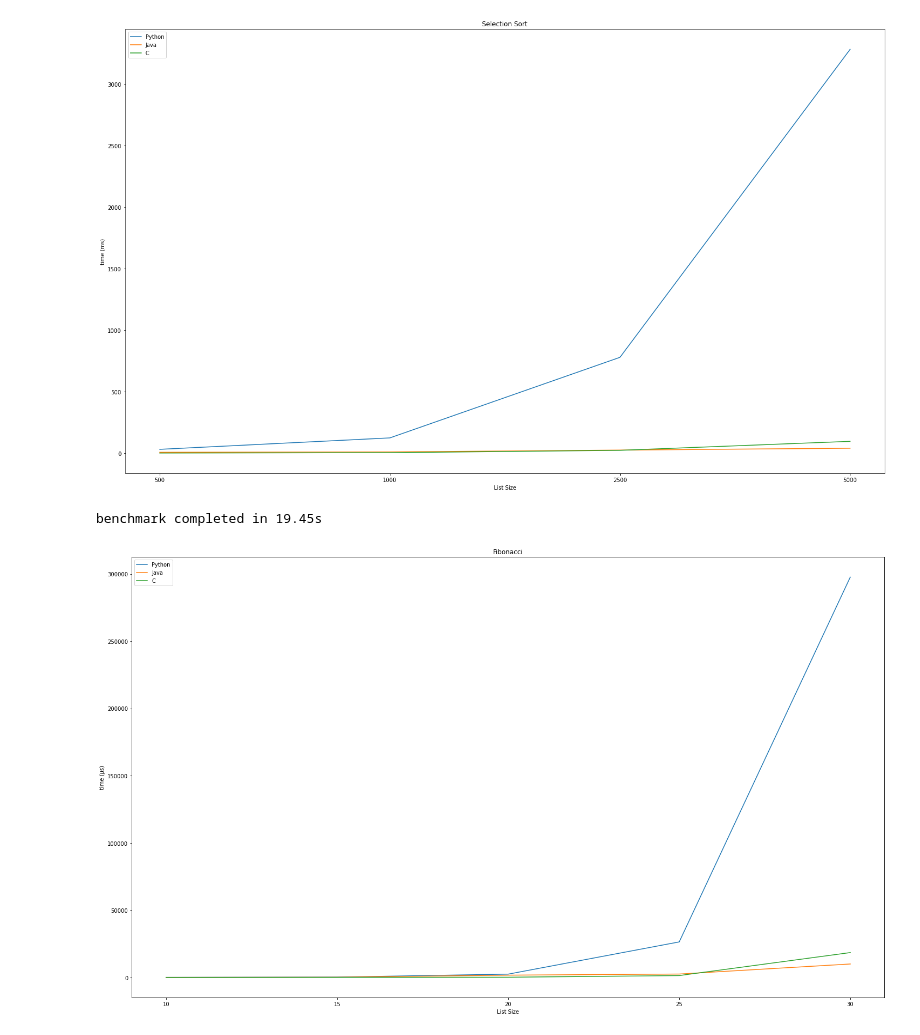
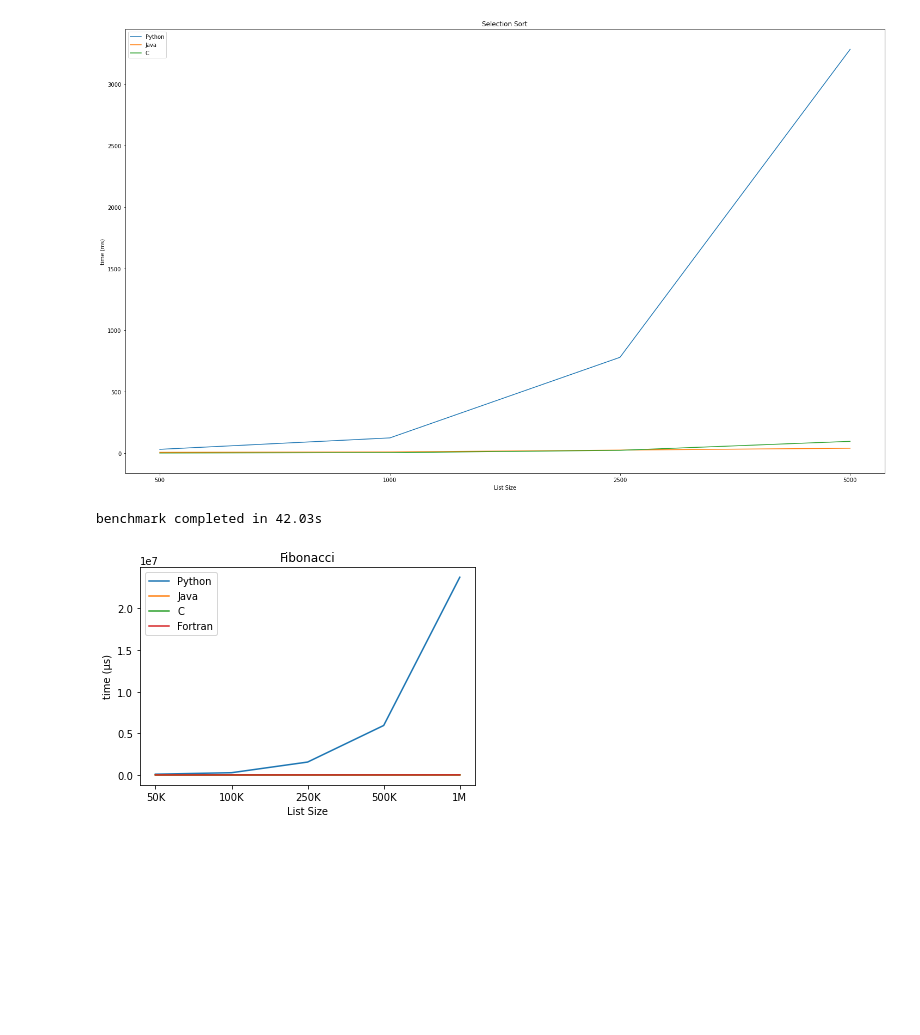
Before and after one commit to lilith0001/runtime, a Jupyter notebook: main.ipynb, the cells around one changed output. Drawn from its saved outputs; the diff is of its cells as text; code cells hidden in the pictures; blank space fills up the shorter version.

Commit message:
Improved fibonacci algorithm and added fortran

```diff
--- a/main.ipynb
+++ b/main.ipynb
@@ -24,6 +24,12 @@ def fibonacci(size, unit):
 	# python3 fibonacci/fibonacci.py <size>
 	fib_py = int(subprocess.run(['python3', 'fibonacci/fibonacci.py', size], stdout=subprocess.PIPE).stdout.decode('utf-8'))
 	runtimes['Python'] = int(fib_py / units[unit])
+	# Fortran
+	# gfortran -O0 fibonacci/fibonacci.f90 -o classes/fibonacci.out
+	# classes/fibonacci.out <size>
+	subprocess.run(['gfortran', '-O0', 'fibonacci/fibonacci.f90', '-o', 'classes/fibonacci.out'])
+	fib_c = int(subprocess.run(['classes/fibonacci.out', size], stdout=subprocess.PIPE).stdout.decode('utf-8'))
+	runtimes['Fortran'] = int(fib_c / units[unit])
 	return runtimes
 
 def selection(size, unit): # sorts an array of size n where array[0] = n, array[n] = 0
@@ -90,9 +96,9 @@ def matrixmult(size, unit): # each program returns time in µs
 	matrmult_py = int(subprocess.run(['python3', 'matrixmult/MatrixMult.py', size], stdout=subprocess.PIPE).stdout.decode('utf-8'))
 	runtimes['Python'] = int(matrmult_py / units[unit])
 	# Fortran
-	# gfortran -std=f2018 -O0 matrixmult/MatrixMult.f90 -o classes/MatrixMult.out
+	# gfortran -O0 matrixmult/MatrixMult.f90 -o classes/MatrixMult.out
 	# classes/MatrixMult.out <size>
-	subprocess.run(['gfortran', '-std=f2018', '-O0', 'matrixmult/MatrixMult.f90', '-o', 'classes/MatrixMult.out'])
+	subprocess.run(['gfortran', '-O0', 'matrixmult/MatrixMult.f90', '-o', 'classes/MatrixMult.out'])
 	matrmult_for = int(subprocess.run(['classes/MatrixMult.out', size], stdout=subprocess.PIPE).stdout.decode('utf-8'))
 	runtimes['Fortran'] = int(matrmult_for / units[unit])
 	# graph
@@ -238,38 +244,40 @@ def graph_fib(runs):
 	fib = dict()
 	start = time.time_ns()
 	for i in range(runs):
-		fib[i] = {'10':fibonacci(size='10',unit=unit),
-				  '15':fibonacci(size='15',unit=unit),
-				  '20':fibonacci(size='20',unit=unit),
-				  '25':fibonacci(size='25',unit=unit),
-				  '30':fibonacci(size='30',unit=unit)}
+		fib[i] = {'50K':fibonacci(size='50000',unit=unit),
+				  '100K':fibonacci(size='100000',unit=unit),
+				  '250K':fibonacci(size='250000',unit=unit),
+				  '500K':fibonacci(size='500000',unit=unit),
+				  '1M':fibonacci(size='1000000',unit=unit)}
 	end = time.time_ns()
 	benchmark_time = "{:.2f}".format((end-start)/1000/1000/1000)
 	print(f"benchmark completed in {benchmark_time}s")
-	c, java, py = [0] * 5, [0] * 5, [0] * 5
+	c, java, py, fortran = [0] * 5, [0] * 5, [0] * 5, [0] * 5
 	for i in range(runs):
 		j = 0
 		for value in fib[i].values():
 			c[j] += value['C']
 			java[j] += value['Java']
 			py[j] += value['Python']
+			fortran[j] += value['Fortran']
 			j += 1
 	for value in c:
 		value = value / runs
 	for value in java:
 		value = value / runs
 	for value in py:
 		value = value / runs
 	plt.title('Fibonacci')
 	plt.rcParams['figure.figsize'] = [25, 15]
 	plt.ylabel(f'time ({unit})')
 	plt.xlabel(f'List Size')
 	plt.plot(fib[0].keys(), py, label='Python')
 	plt.plot(fib[0].keys(), java, label='Java')
 	plt.plot(fib[0].keys(), c, label='C')
+	plt.plot(fib[0].keys(), fortran, label='Fortran')
 	plt.legend()
 	plt.show()
 graph_fib(runs=3)
 # %% [output]
-benchmark completed in 19.45s
+benchmark completed in 42.03s
-[figure, old version]
+[figure, new version]
```
Also changed, not shown: 4 other files.
